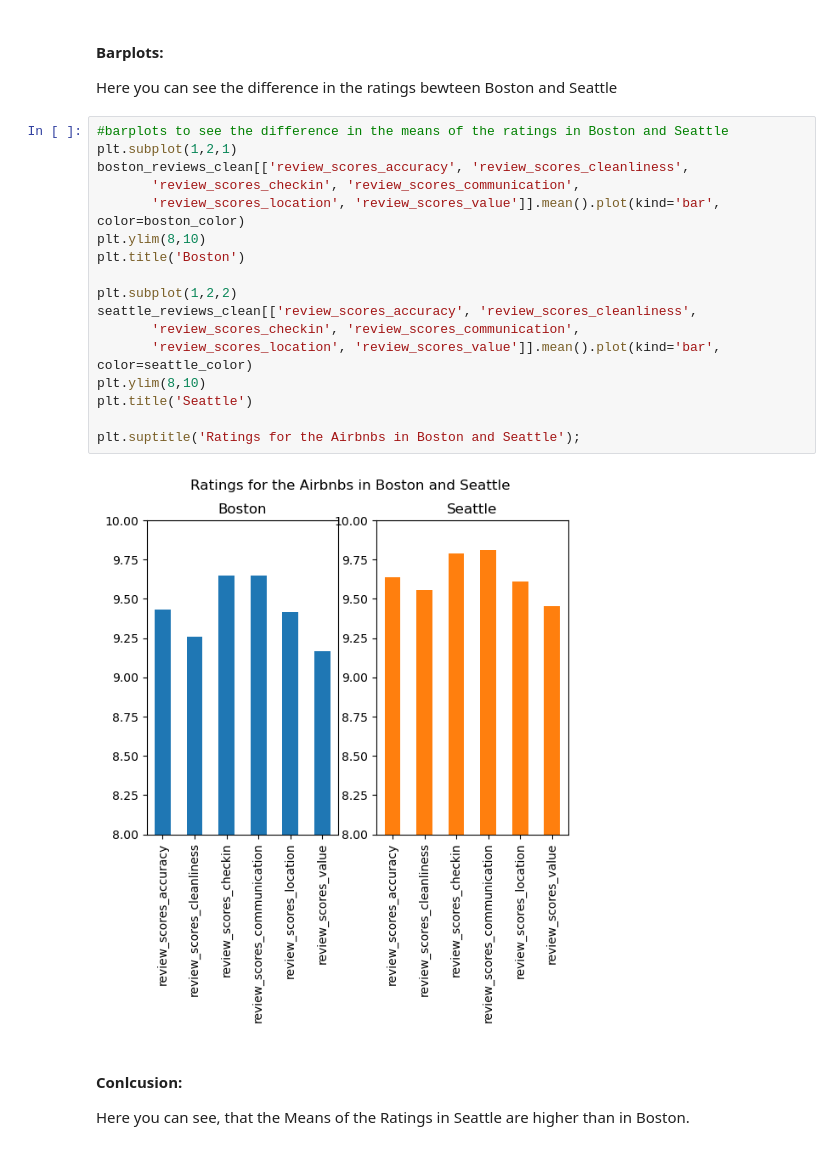
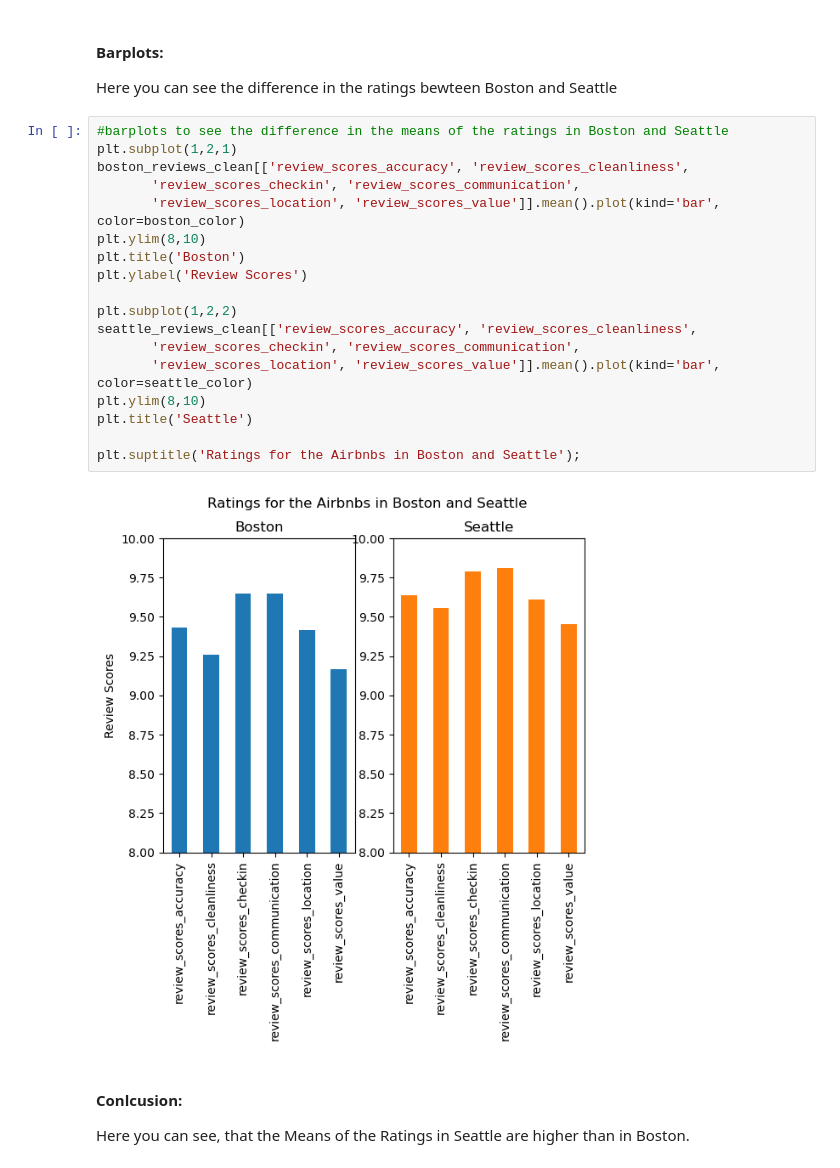
Before and after one commit to laurahagg/Data_Scientist_Project_1_Blog_post, a Jupyter notebook: Blog_post_1_code.ipynb, the cells around one changed output. Cells and saved outputs as stored; diff of their text form.

```diff
--- a/Blog_post_1_code.ipynb
+++ b/Blog_post_1_code.ipynb
@@ -871,22 +879,23 @@ Here you can see the difference in the ratings bewteen Boston and Seattle
 # %%
 #barplots to see the difference in the means of the ratings in Boston and Seattle
 plt.subplot(1,2,1)
 boston_reviews_clean[['review_scores_accuracy', 'review_scores_cleanliness',
        'review_scores_checkin', 'review_scores_communication',
        'review_scores_location', 'review_scores_value']].mean().plot(kind='bar', color=boston_color)
 plt.ylim(8,10)
 plt.title('Boston')
+plt.ylabel('Review Scores')
 
 plt.subplot(1,2,2)
 seattle_reviews_clean[['review_scores_accuracy', 'review_scores_cleanliness',
        'review_scores_checkin', 'review_scores_communication',
        'review_scores_location', 'review_scores_value']].mean().plot(kind='bar', color=seattle_color)
 plt.ylim(8,10)
 plt.title('Seattle')
 
 plt.suptitle('Ratings for the Airbnbs in Boston and Seattle');
 # %% [output]
-[figure, old version]
+[figure, new version]
 # %% [markdown]
 #### Conlcusion:
 Here you can see, that the Means of the  Ratings  in Seattle are higher than in Boston.
```
Also changed, not shown: parts of 11 cells of this notebook, 1 other file.
